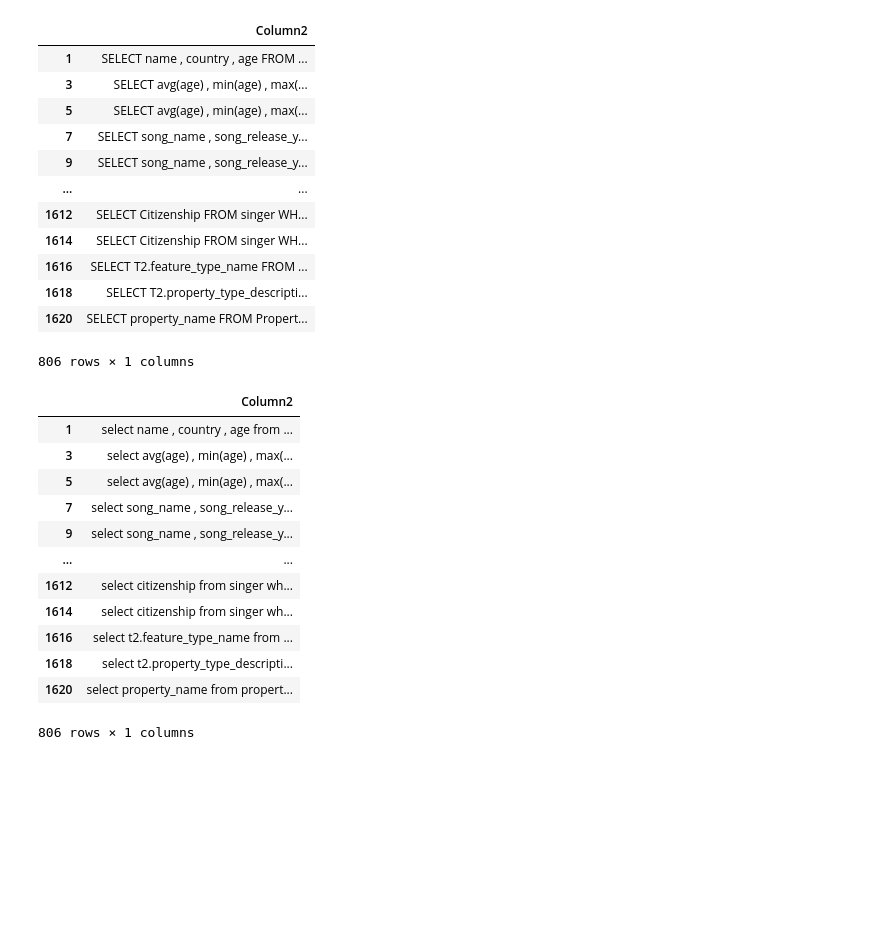
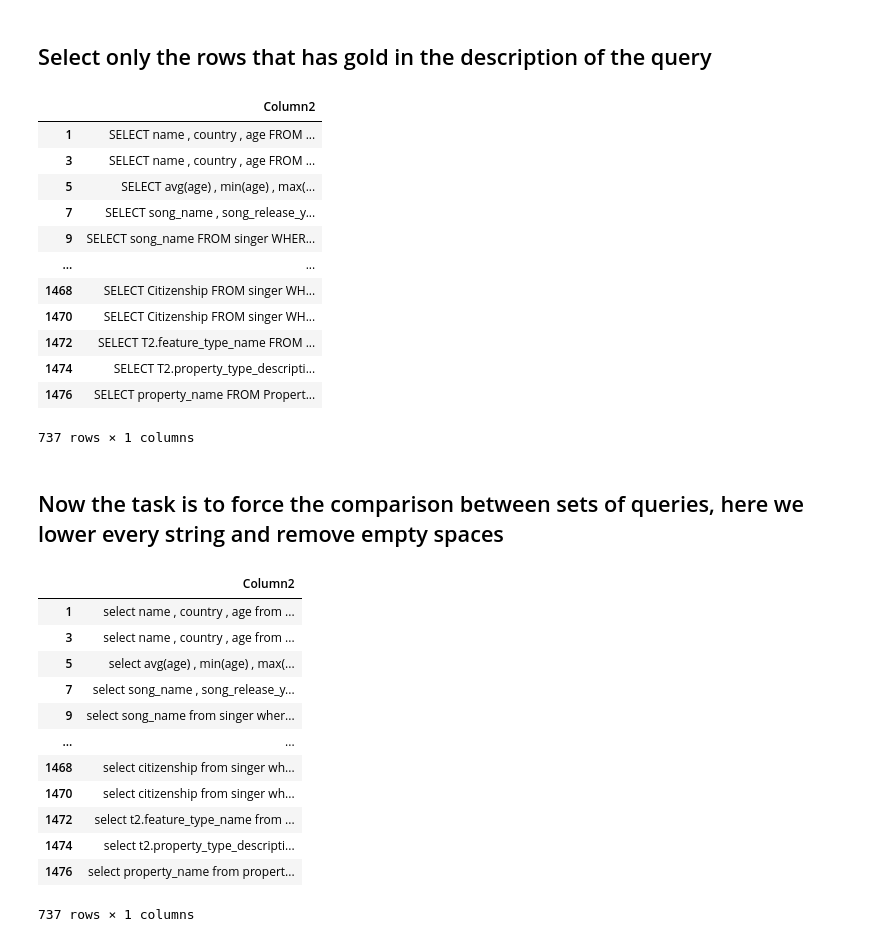
Before and after one commit to yuriyvnv/Neural-Rule-Based-model-for-Text-to-SQL, a Jupyter notebook: Results/EditSQLResults/reproduceResultsSyntaxSQL.ipynb, the cells around one changed output. Drawn from its saved outputs; the diff is of its cells as text; code cells hidden in the pictures; blank space fills up the shorter version.

```diff
--- a/Results/EditSQLResults/reproduceResultsSyntaxSQL.ipynb
+++ b/Results/EditSQLResults/reproduceResultsSyntaxSQL.ipynb
@@ -1,6 +9,6 @@
 # %%
 import pandas as pd
-data = pd.read_csv("/Users/yuriy/Downloads/generated_datasets/generated_data/saved_models/dev_result_eval.txt", sep="\t", header=None)
+data = pd.read_csv("/Users/yuriy/Downloads/generated_datasets/generated_data_augment/saved_models/dev_result_eval.txt", sep="\t", header=None)
 data
 # %% [output]
 |  | 0 |
@@ -21,3 +29,6 @@ filtered_data= data[:1621]
+# %%
+filtered_data= data[:1477]# <---- For the augmented version SyntaxSQLAugmented
+#filtered_data= data[:1621] # <------- For the normal version of SyntaxSQL
 # %%
 filtered_data
 # %% [output]
@@ -69,0 +50,3 @@ dev_gold
+# %%
+dev_gold = pd.read_csv("/Users/yuriy/Desktop/Neural-Rule-Based-model-for-Text-to-SQL/data/devPreSelected.csv", index_col=0)
+dev_gold
@@ -88,3 +87,5 @@ filtered_data
+# %% [markdown]
+## Select only the rows that has gold in the description of the query
 # %%
 gold_values = filtered_data[filtered_data['Column1'].str.contains('gold')]['Column2']
 gold_values_df = pd.DataFrame(gold_values, columns=['Column2'])
@@ -92,32 +93,34 @@ gold_values_df
 # %% [output]
 |  | Column2 |
 | 1 | SELECT name , country , age FROM ... |
-| 3 | SELECT avg(age) , min(age) , max(... |
+| 3 | SELECT name , country , age FROM ... |
 | 5 | SELECT avg(age) , min(age) , max(... |
 | 7 | SELECT song_name , song_release_y... |
-| 9 | SELECT song_name , song_release_y... |
+| 9 | SELECT song_name FROM singer WHER... |
 | ... | ... |
-| 1612 | SELECT Citizenship FROM singer WH... |
-| 1614 | SELECT Citizenship FROM singer WH... |
-| 1616 | SELECT T2.feature_type_name FROM ... |
-| 1618 | SELECT T2.property_type_descripti... |
-| 1620 | SELECT property_name FROM Propert... |
+| 1468 | SELECT Citizenship FROM singer WH... |
+| 1470 | SELECT Citizenship FROM singer WH... |
+| 1472 | SELECT T2.feature_type_name FROM ... |
+| 1474 | SELECT T2.property_type_descripti... |
+| 1476 | SELECT property_name FROM Propert... |
-806 rows × 1 columns
+737 rows × 1 columns
+# %% [markdown]
+## Now the task is to force the comparison between sets of queries, here we lower every string and remove empty spaces
 # %%
 gold_values_df["Column2"] = gold_values_df["Column2"].str.strip().str.lower()
-dev_gold[0] = dev_gold[0].str.strip().str.lower()
+dev_gold["sql"] = dev_gold["sql"].str.strip().str.lower()
 gold_values_df
 # %% [output]
 |  | Column2 |
 | 1 | select name , country , age from ... |
-| 3 | select avg(age) , min(age) , max(... |
+| 3 | select name , country , age from ... |
 | 5 | select avg(age) , min(age) , max(... |
 | 7 | select song_name , song_release_y... |
-| 9 | select song_name , song_release_y... |
+| 9 | select song_name from singer wher... |
 | ... | ... |
-| 1612 | select citizenship from singer wh... |
-| 1614 | select citizenship from singer wh... |
-| 1616 | select t2.feature_type_name from ... |
-| 1618 | select t2.property_type_descripti... |
-| 1620 | select property_name from propert... |
+| 1468 | select citizenship from singer wh... |
+| 1470 | select citizenship from singer wh... |
+| 1472 | select t2.feature_type_name from ... |
+| 1474 | select t2.property_type_descripti... |
+| 1476 | select property_name from propert... |
-806 rows × 1 columns
+737 rows × 1 columns
```
Also changed, not shown: parts of 29 cells of this notebook, 3 other files.
